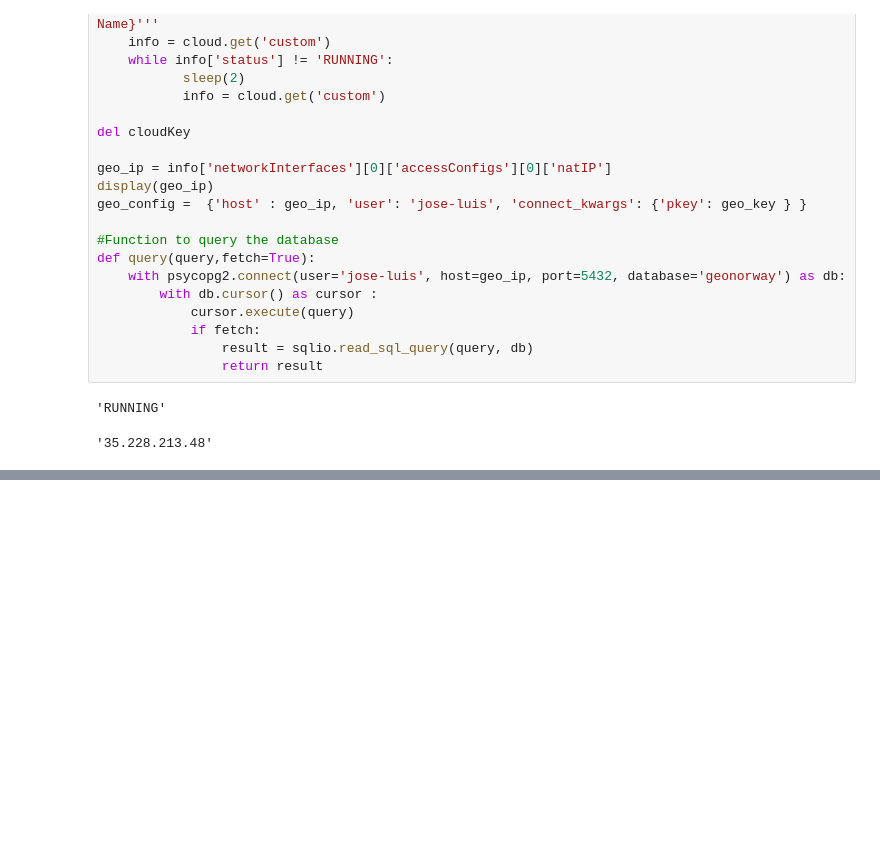
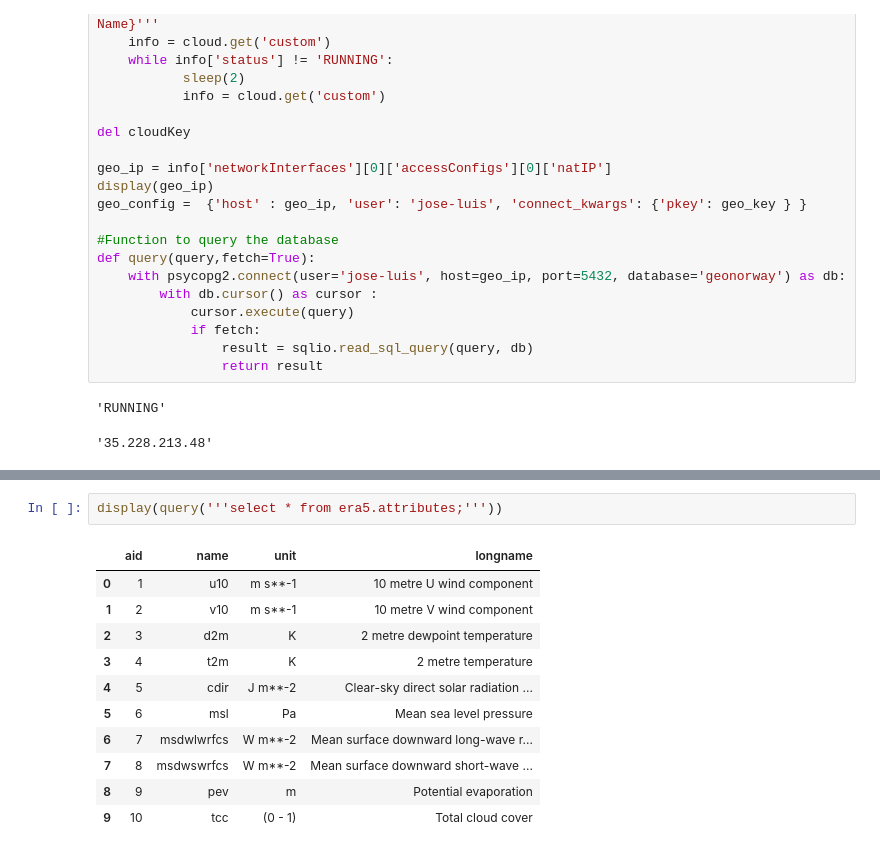
Before and after one commit to Lecheps/catchCan_tools, a Jupyter notebook: Upload_to_database.ipynb, the cells around one changed output, grey strips where cells are left out. Cells and saved outputs as stored; diff of their text form; blank space fills up the shorter version.

```diff
--- a/Upload_to_database.ipynb
+++ b/Upload_to_database.ipynb
@@ -233,0 +381,14 @@ for i in tqdm(glob.glob("/home/jovyan/shared/era5-land/europe_*.nc")):
+# %%
+display(query('''select * from era5.attributes;'''))
+# %% [output]
+|  | aid | name | unit | longname |
+| 0 | 1 | u10 | m s**-1 | 10 metre U wind component |
+| 1 | 2 | v10 | m s**-1 | 10 metre V wind component |
+| 2 | 3 | d2m | K | 2 metre dewpoint temperature |
+| 3 | 4 | t2m | K | 2 metre temperature |
+| 4 | 5 | cdir | J m**-2 | Clear-sky direct solar radiation ... |
+| 5 | 6 | msl | Pa | Mean sea level pressure |
+| 6 | 7 | msdwlwrfcs | W m**-2 | Mean surface downward long-wave r... |
+| 7 | 8 | msdwswrfcs | W m**-2 | Mean surface downward short-wave ... |
+| 8 | 9 | pev | m | Potential evaporation |
+| 9 | 10 | tcc | (0 - 1) | Total cloud cover |
```
Also changed, not shown: parts of 11 cells of this notebook.
